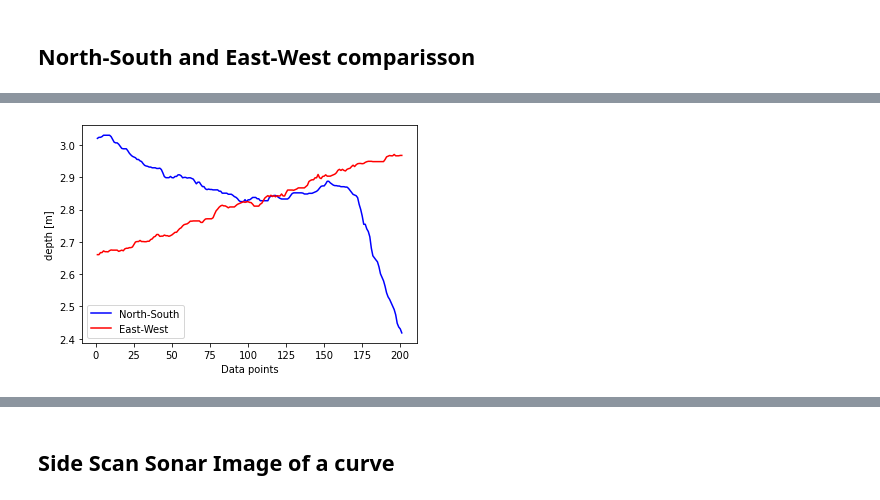
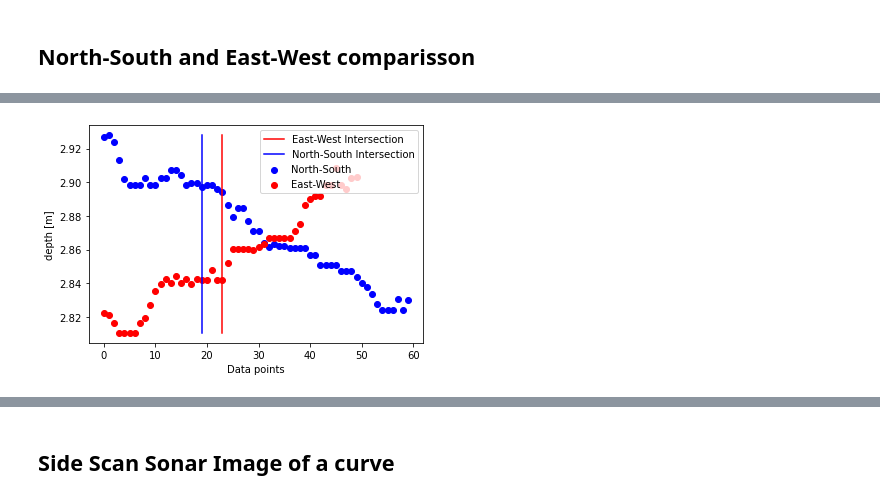
Before and after one commit to andrespulido8/sonar_sparse_point_cloud, a Jupyter notebook: read_echogram.ipynb, the cells around one changed output, grey strips where cells are left out. Drawn from its saved outputs; the diff is of its cells as text; code cells hidden in the pictures.

```diff
--- a/read_echogram.ipynb
+++ b/read_echogram.ipynb
@@ -221,13 +231,27 @@ plt.imshow(echogram6mph.echo[:,6100:6300], cmap='hot')
-# %%
-fig = plt.figure()
-ax = fig.add_subplot(1, 1, 1)
-one = df2.loc[6100:6300,:]['water_depth_m']
-two = df2.loc[15600:15800,:]['water_depth_m']
-ax.plot(range(1,202),one,'b', label='North-South')
-ax.plot(range(1,202), two, 'r', label='East-West')
-ax.set_ylabel('depth [m]')
-ax.set_xlabel('Data points')
-ax.legend()
-plt.show()
-# %% [output]
-[figure, removed]
+# %%
+def dir_comparison(no_so, ea_we):
+    avg_lon_no_so = np.mean(df2.loc[no_so,:]['longitude'])
+    avg_lat_ea_we = np.mean(df2.loc[ea_we,:]['latitude'])
+    ea_we_in = np.argmin(np.abs(df2.loc[ea_we,:]['longitude']-avg_lon_no_so))
+    no_so_in = np.argmin(np.abs(df2.loc[no_so,:]['latitude']-avg_lat_ea_we))
+
+    fig = plt.figure()
+    ax = fig.add_subplot(1, 1, 1)
+    no_so_depth = df2.loc[no_so,:]['water_depth_m']
+    ea_we_depth = df2.loc[ea_we,:]['water_depth_m']
+    ax.scatter(range(len(no_so_depth)), no_so_depth, c='blue', label='North-South')
+    ax.scatter(range(len(ea_we_depth)), ea_we_depth, c='red', label='East-West')
+    min_depth = np.min([np.min(no_so_depth), np.min(ea_we_depth)])
+    max_depth = np.max([np.max(no_so_depth), np.max(ea_we_depth)])
+    ax.plot([ea_we_in]*2,[min_depth,max_depth], 'r', label='East-West Intersection')
+    ax.plot([no_so_in]*2,[min_depth,max_depth], 'b', label='North-South Intersection')
+    ax.set_ylabel('depth [m]')
+    ax.set_xlabel('Data points')
+    ax.legend()
+    plt.show()
+# %%
+no_so1 = range(6140,6200)
+ea_we1 = range(15700,15750)
+dir_comparison(no_so1, ea_we1)
+# %% [output]
+[figure, added]
```
Also changed, not shown: parts of 14 cells of this notebook, 3 other files.
